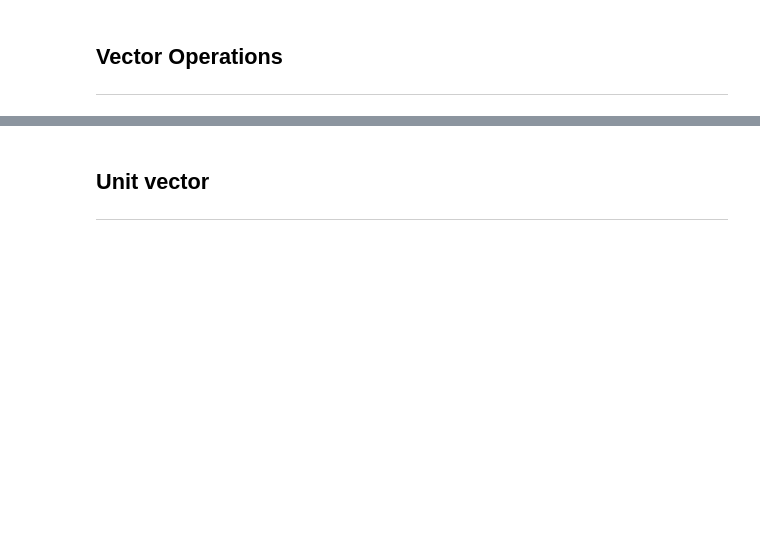
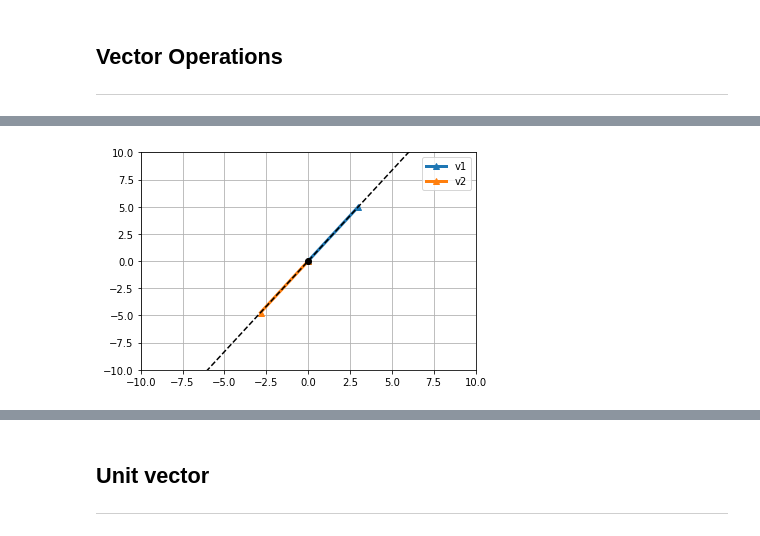
Before and after one commit to MiladQolami/Mathematical-tools-for-neuroscience, a Jupyter notebook: Linear_Algebra/Linear_algebra_vectors.ipynb, the cells around one changed output, grey strips where cells are left out. Drawn from its saved outputs; the diff is of its cells as text; code cells hidden in the pictures; blank space fills up the shorter version.

```diff
--- a/Linear_Algebra/Linear_algebra_vectors.ipynb
+++ b/Linear_Algebra/Linear_algebra_vectors.ipynb
@@ -82,0 +119,20 @@ ___
+# %%
+#@markdown Solution
+
+fig,ax = plt.subplots()
+ax.plot([0,v1[0]],[0,v1[1]],'-^',linewidth = 3, label = 'v1')
+ax.plot([0,v2[0]],[0,v2[1]],'-^',linewidth = 3,label = 'v2')
+ax.plot(0,0,'ko')
+ax.legend()
+ax.grid()
+ax.set(xlim = (-10,10),ylim = (-10,10))
+
+# plotting the extended line
+m = v1[1]/v1[0]     # The slope of the line
+X = np.linspace(-20,20,50)     # Some x's
+Y = m * X       # compute y's
+
+ax.plot(X,Y,'k--')
+plt.show()
+# %% [output]
+[figure, added]
```
Also changed, not shown: parts of 21 cells of this notebook.
